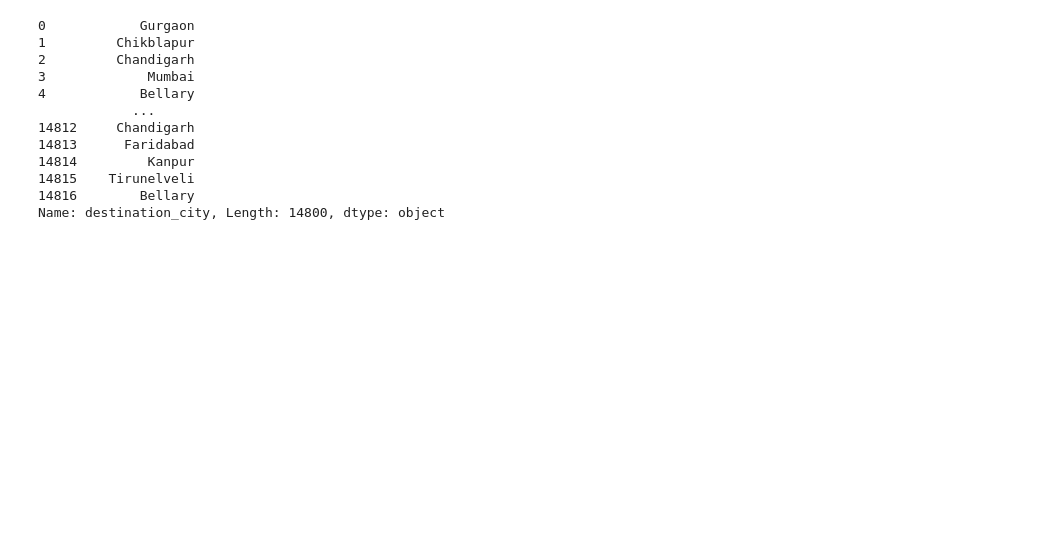
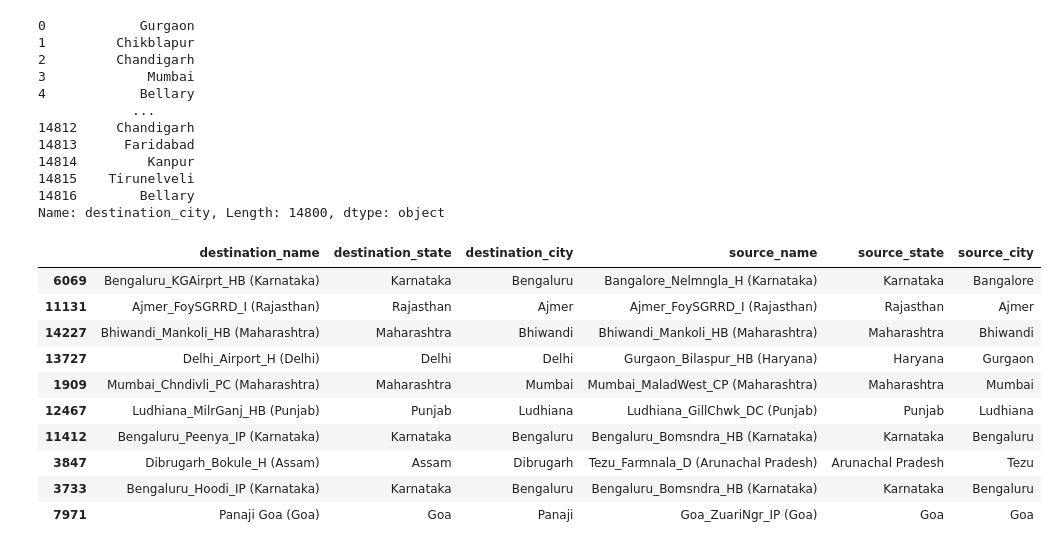
Before and after one commit to christinajoice/Delhivery, a Jupyter notebook: Delhivery.ipynb, the cells around one changed output. Cells and saved outputs as stored; diff of their text form; code cells hidden in the pictures; blank space fills up the shorter version.

```diff
--- a/Delhivery.ipynb
+++ b/Delhivery.ipynb
@@ -320,3 +320,17 @@ Name: destination_city, Length: 14800, dtype: object
 #Extracting state and city from source_name
 trip_df['source_state'] = trip_df.source_name.apply(extract_state)
 trip_df['source_city'] = trip_df.source_name.apply(extract_city)
+# %%
+trip_df[['destination_name','destination_state','destination_city','source_name','source_state','source_city']].sample(10)
+# %% [output]
+|  | destination_name | destination_state | destination_city | source_name | source_state | source_city |
+| 6069 | Bengaluru_KGAirprt_HB (Karnataka) | Karnataka | Bengaluru | Bangalore_Nelmngla_H (Karnataka) | Karnataka | Bangalore |
+| 11131 | Ajmer_FoySGRRD_I (Rajasthan) | Rajasthan | Ajmer | Ajmer_FoySGRRD_I (Rajasthan) | Rajasthan | Ajmer |
+| 14227 | Bhiwandi_Mankoli_HB (Maharashtra) | Maharashtra | Bhiwandi | Bhiwandi_Mankoli_HB (Maharashtra) | Maharashtra | Bhiwandi |
+| 13727 | Delhi_Airport_H (Delhi) | Delhi | Delhi | Gurgaon_Bilaspur_HB (Haryana) | Haryana | Gurgaon |
+| 1909 | Mumbai_Chndivli_PC (Maharashtra) | Maharashtra | Mumbai | Mumbai_MaladWest_CP (Maharashtra) | Maharashtra | Mumbai |
+| 12467 | Ludhiana_MilrGanj_HB (Punjab) | Punjab | Ludhiana | Ludhiana_GillChwk_DC (Punjab) | Punjab | Ludhiana |
+| 11412 | Bengaluru_Peenya_IP (Karnataka) | Karnataka | Bengaluru | Bengaluru_Bomsndra_HB (Karnataka) | Karnataka | Bengaluru |
+| 3847 | Dibrugarh_Bokule_H (Assam) | Assam | Dibrugarh | Tezu_Farmnala_D (Arunachal Pradesh) | Arunachal Pradesh | Tezu |
+| 3733 | Bengaluru_Hoodi_IP (Karnataka) | Karnataka | Bengaluru | Bengaluru_Bomsndra_HB (Karnataka) | Karnataka | Bengaluru |
+| 7971 | Panaji Goa (Goa) | Goa | Panaji | Goa_ZuariNgr_IP (Goa) | Goa | Goa |
```
Also changed, not shown: parts of 12 cells of this notebook.
